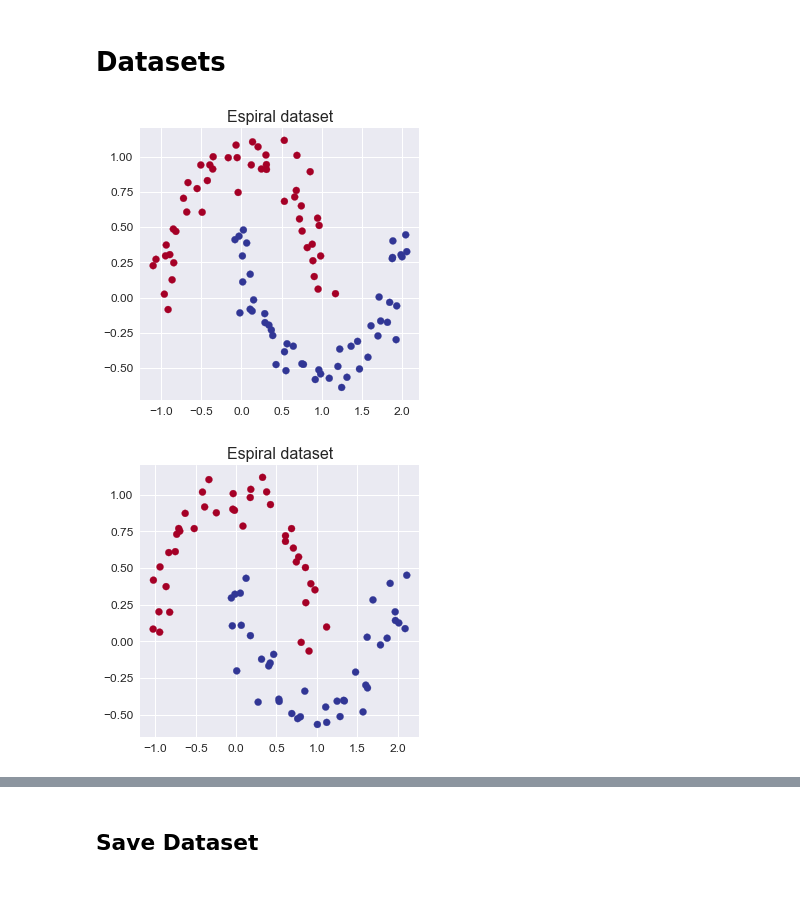
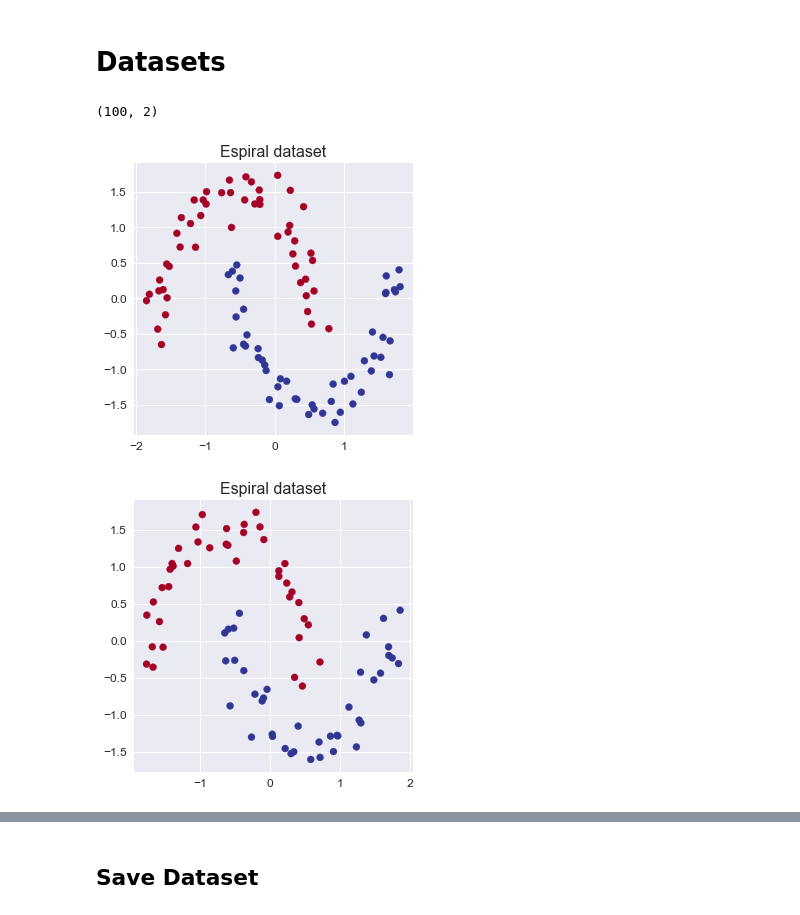
Before and after one commit to furrutiav/deep-learning-as-optimal-control, a Jupyter notebook: 01_data_preparation.ipynb, the cells around one changed output, grey strips where cells are left out. Cells and saved outputs as stored; diff of their text form; code cells hidden in the pictures.

```diff
--- a/01_data_preparation.ipynb
+++ b/01_data_preparation.ipynb
@@ -30,14 +30,20 @@ def plot_dataset(X, y, name):
     fig, ax = plt.subplots(1, 1, figsize=(5, 5))
     ax.scatter(X[:, 0], X[:, 1], c=y, cmap="RdYlBu");
     ax.set_title(f"{name} dataset");
+# %%
+.shape
+# %% [output]
+(100, 2)
 # %%
 dataset_spiral = make_moons(n_samples=100, noise=0.1, random_state=0)
+mu_spiral, std_spiral = dataset_spiral[0].mean(axis=0), dataset_spiral[0].std(axis=0)
+dataset_spiral = ((dataset_spiral[0] - mu_spiral) / std_spiral), dataset_spiral[1]
 plot_dataset(dataset_spiral[0], dataset_spiral[1], "Espiral")
-# plt.savefig("dt1.pdf", bbox_inches='tight', )
 # %% [output]
-[figure, old version]
+[figure, new version]
 # %%
 dataset_spiral_test = make_moons(n_samples=80, noise=0.1, random_state=1)
+dataset_spiral_test = ((dataset_spiral_test[0] - mu_spiral) / std_spiral), dataset_spiral_test[1]
 plot_dataset(dataset_spiral_test[0], dataset_spiral_test[1], "Espiral")
 # %% [output]
-[figure, old version]
+[figure, new version]
```
Also changed, not shown: parts of 7 cells of this notebook, 44 other files.
